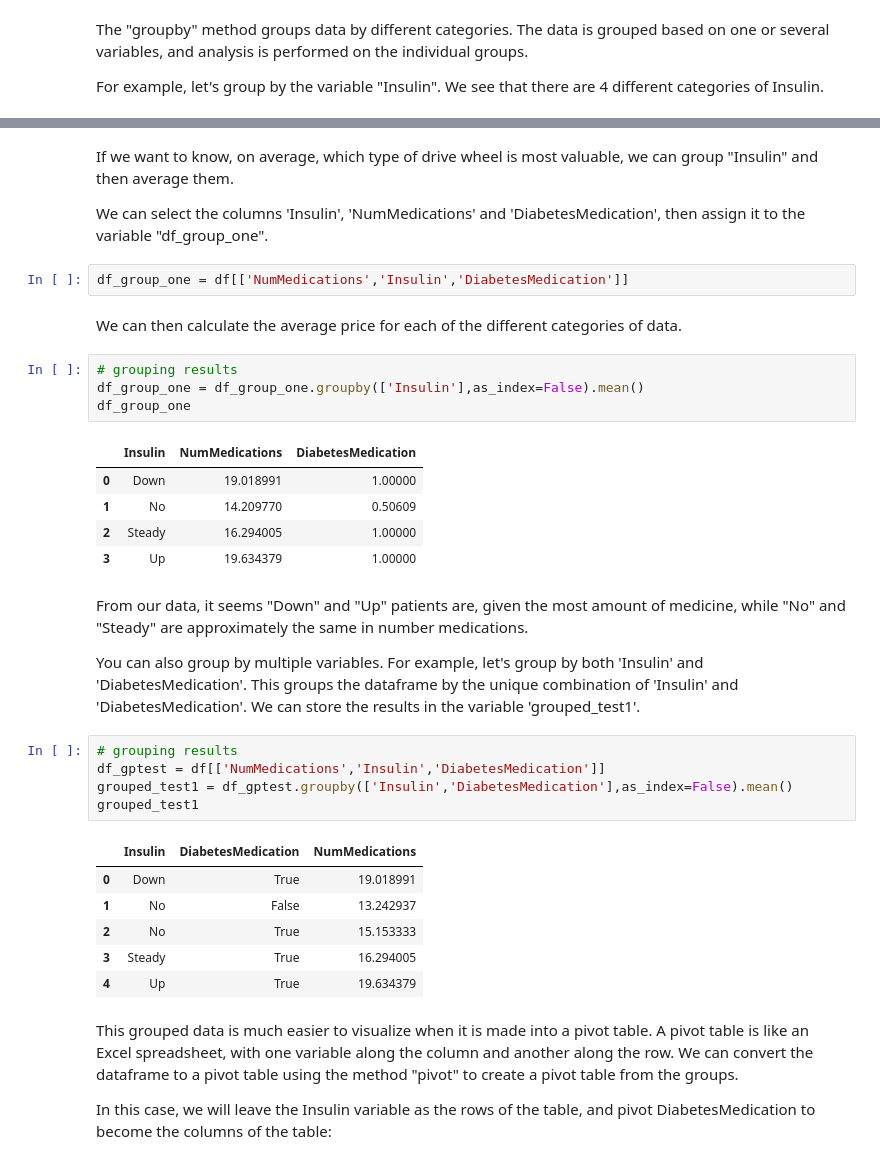
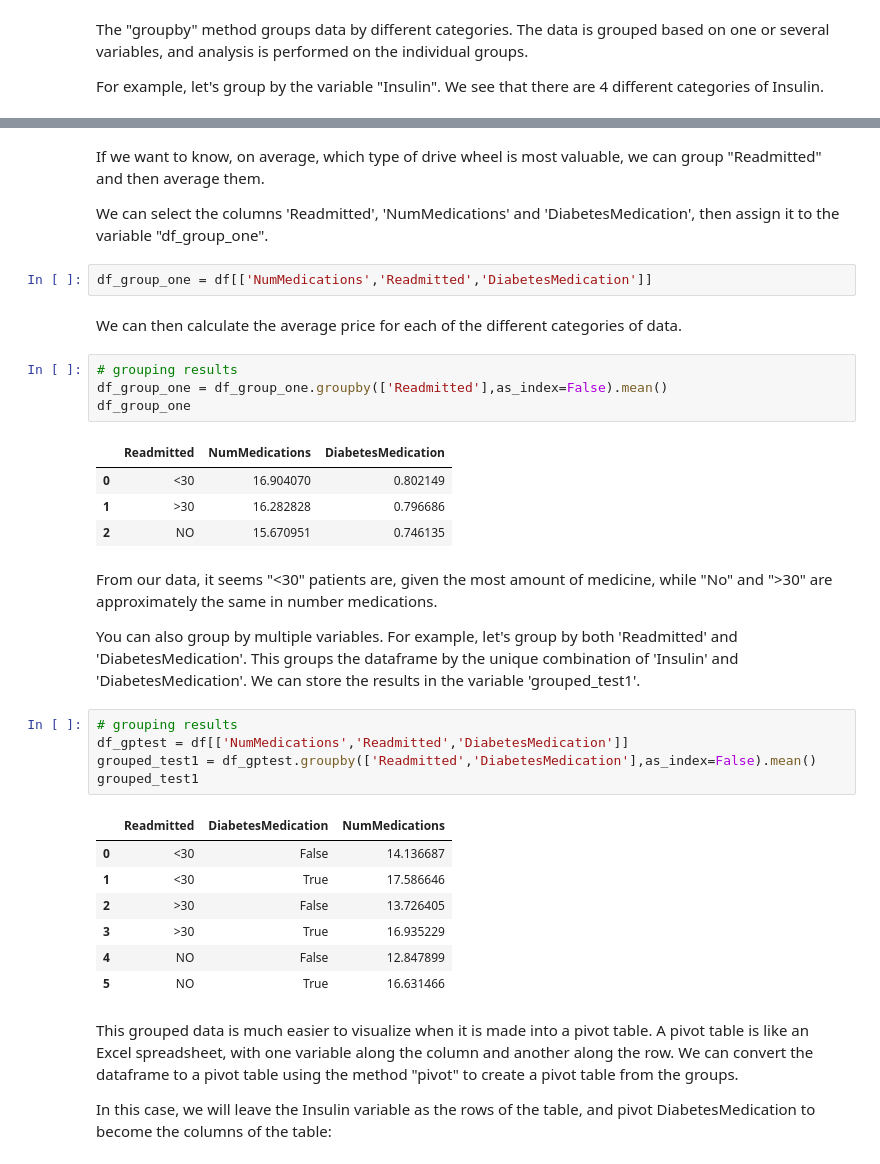
Before and after one commit to vyklyuk/Health_Care_Data_Analysis, a Jupyter notebook: DmytroYesyp/Dmytro_Yesyp_Lab3.ipynb, the cells around one changed output, grey strips where cells are left out. Drawn from its saved outputs; the diff is of its cells as text.

```diff
--- a/DmytroYesyp/Dmytro_Yesyp_Lab3.ipynb
+++ b/DmytroYesyp/Dmytro_Yesyp_Lab3.ipynb
@@ -494,39 +475,39 @@ df['Insulin'].unique()
 # %% [output]
 array(['No', 'Up', 'Steady', 'Down'], dtype=object)
 # %% [markdown]
-<p>If we want to know, on average, which type of drive wheel is most valuable, we can group "Insulin" and then average them.</p>
+<p>If we want to know, on average, which type of drive wheel is most valuable, we can group "Readmitted" and then average them.</p>
 
-<p>We can select the columns 'Insulin', 'NumMedications' and 'DiabetesMedication', then assign it to the variable "df_group_one".</p>
+<p>We can select the columns 'Readmitted', 'NumMedications' and 'DiabetesMedication', then assign it to the variable "df_group_one".</p>
 # %%
-df_group_one = df[['NumMedications','Insulin','DiabetesMedication']]
+df_group_one = df[['NumMedications','Readmitted','DiabetesMedication']]
 # %% [markdown]
 We can then calculate the average price for each of the different categories of data.
 # %%
 # grouping results
-df_group_one = df_group_one.groupby(['Insulin'],as_index=False).mean()
+df_group_one = df_group_one.groupby(['Readmitted'],as_index=False).mean()
 df_group_one
 # %% [output]
-|  | Insulin | NumMedications | DiabetesMedication |
-| 0 | Down | 19.018991 | 1.00000 |
-| 1 | No | 14.209770 | 0.50609 |
-| 2 | Steady | 16.294005 | 1.00000 |
-| 3 | Up | 19.634379 | 1.00000 |
+|  | Readmitted | NumMedications | DiabetesMedication |
+| 0 | <30 | 16.904070 | 0.802149 |
+| 1 | >30 | 16.282828 | 0.796686 |
+| 2 | NO | 15.670951 | 0.746135 |
 # %% [markdown]
-<p>From our data, it seems "Down" and "Up" patients are, given the most amount of medicine, while "No" and "Steady" are approximately the same in number medications.</p>
+<p>From our data, it seems "<30" patients are, given the most amount of medicine, while "No" and ">30" are approximately the same in number medications.</p>
 
-<p>You can also group by multiple variables. For example, let's group by both 'Insulin' and 'DiabetesMedication'. This groups the dataframe by the unique combination of 'Insulin' and 'DiabetesMedication'. We can store the results in the variable 'grouped_test1'.</p>
+<p>You can also group by multiple variables. For example, let's group by both 'Readmitted' and 'DiabetesMedication'. This groups the dataframe by the unique combination of 'Insulin' and 'DiabetesMedication'. We can store the results in the variable 'grouped_test1'.</p>
 # %%
 # grouping results
-df_gptest = df[['NumMedications','Insulin','DiabetesMedication']]
-grouped_test1 = df_gptest.groupby(['Insulin','DiabetesMedication'],as_index=False).mean()
+df_gptest = df[['NumMedications','Readmitted','DiabetesMedication']]
+grouped_test1 = df_gptest.groupby(['Readmitted','DiabetesMedication'],as_index=False).mean()
 grouped_test1
 # %% [output]
-|  | Insulin | DiabetesMedication | NumMedications |
-| 0 | Down | True | 19.018991 |
-| 1 | No | False | 13.242937 |
-| 2 | No | True | 15.153333 |
-| 3 | Steady | True | 16.294005 |
-| 4 | Up | True | 19.634379 |
+|  | Readmitted | DiabetesMedication | NumMedications |
+| 0 | <30 | False | 14.136687 |
+| 1 | <30 | True | 17.586646 |
+| 2 | >30 | False | 13.726405 |
+| 3 | >30 | True | 16.935229 |
+| 4 | NO | False | 12.847899 |
+| 5 | NO | True | 16.631466 |
 # %% [markdown]
 <p>This grouped data is much easier to visualize when it is made into a pivot table. A pivot table is like an Excel spreadsheet, with one variable along the column and another along the row. We can convert the dataframe to a pivot table using the method "pivot" to create a pivot table from the groups.</p>
 
```
Also changed, not shown: parts of 33 cells of this notebook, 2 other files.
